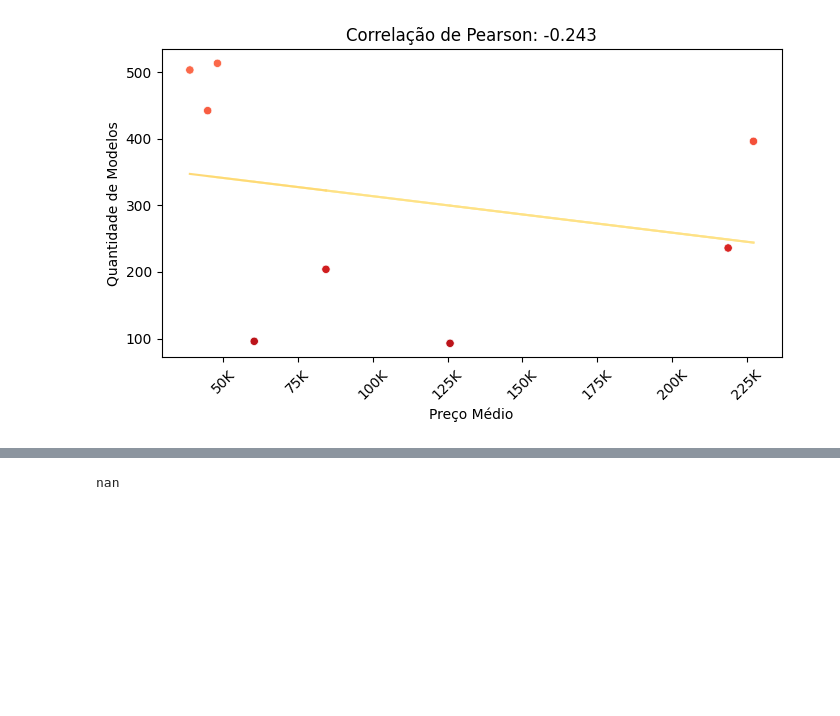
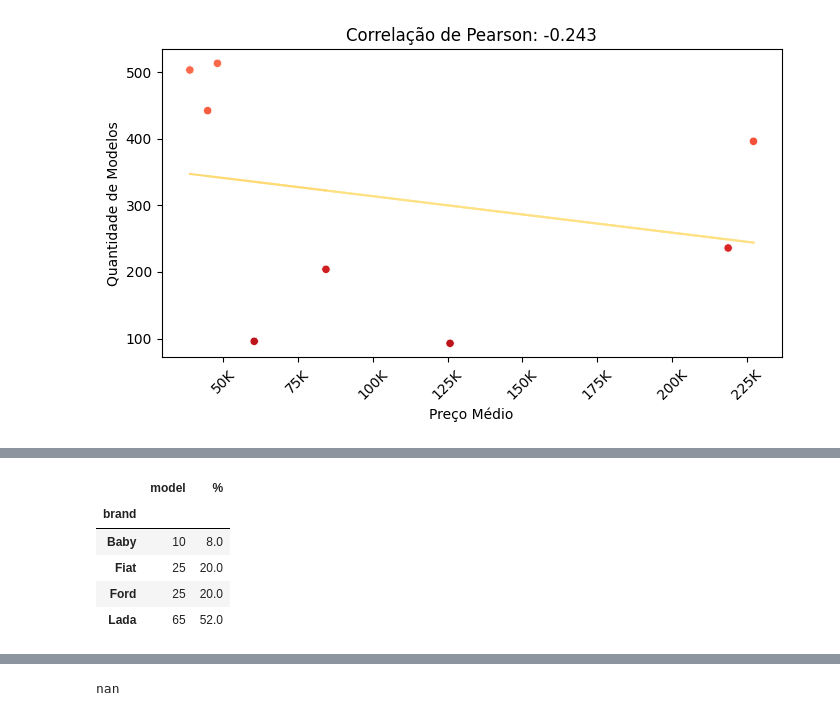
Before and after one commit to GvFreitas1/ListasdeExercicios-CursodePython2022, a Jupyter notebook: Projeto Final - Grupo 4/Análise de Dados - Preco dos Carros BR.ipynb, the cells around one changed output, grey strips where cells are left out. Drawn from its saved outputs; the diff is of its cells as text; code cells hidden in the pictures; blank space fills up the shorter version.

```diff
--- a/Projeto Final - Grupo 4/Análise de Dados - Preco dos Carros BR.ipynb
+++ b/Projeto Final - Grupo 4/Análise de Dados - Preco dos Carros BR.ipynb
@@ -440,0 +467,11 @@ df_barato.groupby("brand").count()
+# %%
+df_marca_barato = pd.DataFrame(df_barato.groupby("brand").count()["model"])
+df_marca_barato["%"] = (df_marca_barato["model"] / 125) * 100
+df_marca_barato
+# %% [output]
+|  | model | % |
+| brand |  |  |
+| Baby | 10 | 8.0 |
+| Fiat | 25 | 20.0 |
+| Ford | 25 | 20.0 |
+| Lada | 65 | 52.0 |
```
Also changed, not shown: parts of 36 cells of this notebook.
